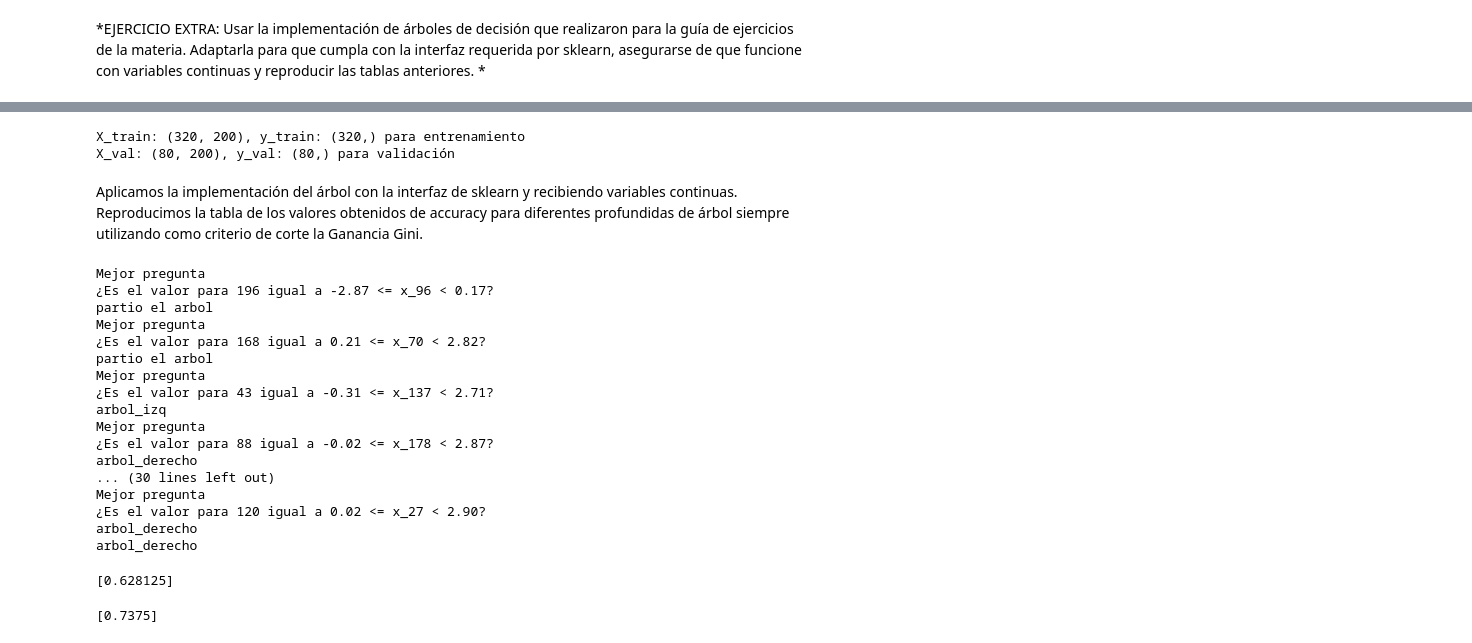
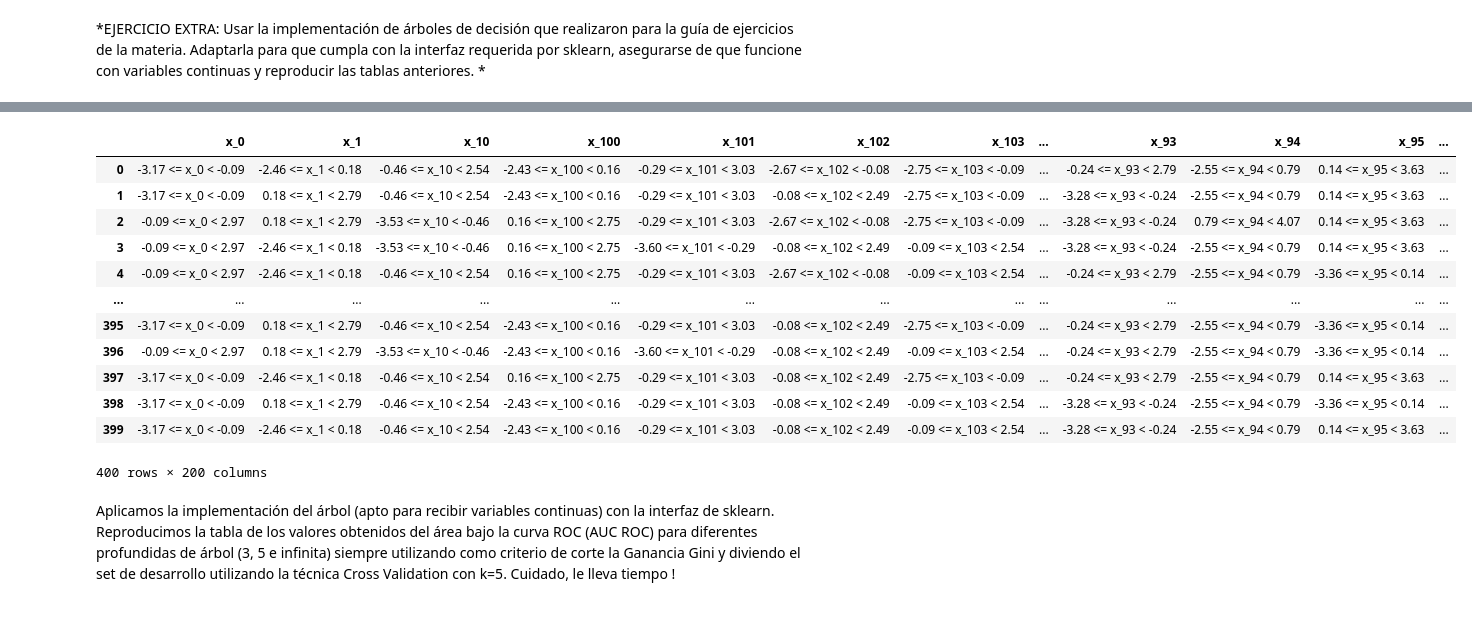
Before and after one commit to stellasm/repo_aa, a Jupyter notebook: TP1/extra_ej2.ipynb, the cells around one changed output, grey strips where cells are left out. Cells and saved outputs as stored; diff of their text form; code cells hidden in the pictures; blank space fills up the shorter version.

```diff
--- a/TP1/extra_ej2.ipynb
+++ b/TP1/extra_ej2.ipynb
@@ -580,12 +600,26 @@ def partition(column,column_name,nlabels):
 # %%
 d = {}
 i = 0
 for column in X_dev.columns:
     column_name = "x_%s" % column
     d[column_name] = partition(np.array(X_dev[column]),column_name,3)
 
 df = pd.DataFrame(data=d)
-#df
+df
+# %% [output]
+|  | x_0 | x_1 | x_10 | x_100 | x_101 | x_102 | x_103 | ... | x_93 | x_94 | x_95 | ... |
+| 0 | -3.17 <= x_0 < -0.09 | -2.46 <= x_1 < 0.18 | -0.46 <= x_10 < 2.54 | -2.43 <= x_100 < 0.16 | -0.29 <= x_101 < 3.03 | -2.67 <= x_102 < -0.08 | -2.75 <= x_103 < -0.09 | ... | -0.24 <= x_93 < 2.79 | -2.55 <= x_94 < 0.79 | 0.14 <= x_95 < 3.63 | ... |
+| 1 | -3.17 <= x_0 < -0.09 | 0.18 <= x_1 < 2.79 | -0.46 <= x_10 < 2.54 | -2.43 <= x_100 < 0.16 | -0.29 <= x_101 < 3.03 | -0.08 <= x_102 < 2.49 | -2.75 <= x_103 < -0.09 | ... | -3.28 <= x_93 < -0.24 | -2.55 <= x_94 < 0.79 | 0.14 <= x_95 < 3.63 | ... |
+| 2 | -0.09 <= x_0 < 2.97 | 0.18 <= x_1 < 2.79 | -3.53 <= x_10 < -0.46 | 0.16 <= x_100 < 2.75 | -0.29 <= x_101 < 3.03 | -2.67 <= x_102 < -0.08 | -2.75 <= x_103 < -0.09 | ... | -3.28 <= x_93 < -0.24 | 0.79 <= x_94 < 4.07 | 0.14 <= x_95 < 3.63 | ... |
+| 3 | -0.09 <= x_0 < 2.97 | -2.46 <= x_1 < 0.18 | -3.53 <= x_10 < -0.46 | 0.16 <= x_100 < 2.75 | -3.60 <= x_101 < -0.29 | -0.08 <= x_102 < 2.49 | -0.09 <= x_103 < 2.54 | ... | -3.28 <= x_93 < -0.24 | -2.55 <= x_94 < 0.79 | 0.14 <= x_95 < 3.63 | ... |
+| 4 | -0.09 <= x_0 < 2.97 | -2.46 <= x_1 < 0.18 | -0.46 <= x_10 < 2.54 | 0.16 <= x_100 < 2.75 | -0.29 <= x_101 < 3.03 | -2.67 <= x_102 < -0.08 | -0.09 <= x_103 < 2.54 | ... | -0.24 <= x_93 < 2.79 | -2.55 <= x_94 < 0.79 | -3.36 <= x_95 < 0.14 | ... |
+| ... | ... | ... | ... | ... | ... | ... | ... | ... | ... | ... | ... | ... |
+| 395 | -3.17 <= x_0 < -0.09 | 0.18 <= x_1 < 2.79 | -0.46 <= x_10 < 2.54 | -2.43 <= x_100 < 0.16 | -0.29 <= x_101 < 3.03 | -0.08 <= x_102 < 2.49 | -2.75 <= x_103 < -0.09 | ... | -0.24 <= x_93 < 2.79 | -2.55 <= x_94 < 0.79 | -3.36 <= x_95 < 0.14 | ... |
+| 396 | -0.09 <= x_0 < 2.97 | 0.18 <= x_1 < 2.79 | -3.53 <= x_10 < -0.46 | -2.43 <= x_100 < 0.16 | -3.60 <= x_101 < -0.29 | -0.08 <= x_102 < 2.49 | -0.09 <= x_103 < 2.54 | ... | -0.24 <= x_93 < 2.79 | -2.55 <= x_94 < 0.79 | -3.36 <= x_95 < 0.14 | ... |
+| 397 | -3.17 <= x_0 < -0.09 | -2.46 <= x_1 < 0.18 | -0.46 <= x_10 < 2.54 | 0.16 <= x_100 < 2.75 | -0.29 <= x_101 < 3.03 | -0.08 <= x_102 < 2.49 | -2.75 <= x_103 < -0.09 | ... | -0.24 <= x_93 < 2.79 | -2.55 <= x_94 < 0.79 | 0.14 <= x_95 < 3.63 | ... |
+| 398 | -3.17 <= x_0 < -0.09 | 0.18 <= x_1 < 2.79 | -0.46 <= x_10 < 2.54 | -2.43 <= x_100 < 0.16 | -0.29 <= x_101 < 3.03 | -0.08 <= x_102 < 2.49 | -0.09 <= x_103 < 2.54 | ... | -3.28 <= x_93 < -0.24 | -2.55 <= x_94 < 0.79 | -3.36 <= x_95 < 0.14 | ... |
+| 399 | -3.17 <= x_0 < -0.09 | -2.46 <= x_1 < 0.18 | -0.46 <= x_10 < 2.54 | -2.43 <= x_100 < 0.16 | -0.29 <= x_101 < 3.03 | -0.08 <= x_102 < 2.49 | -0.09 <= x_103 < 2.54 | ... | -3.28 <= x_93 < -0.24 | -2.55 <= x_94 < 0.79 | 0.14 <= x_95 < 3.63 | ... |
+400 rows × 200 columns
 # %%
 def si_o_no(x):
     if (x==1):
@@ -601,44 +632,3 @@ y_sino = map(si_o_no,np.array(y_dev))
-# %%
-X_train, X_val, y_train, y_val = sklearn.model_selection.train_test_split(df, y_sino, test_size=0.2)
-#display(X_train)
-#display(y_train)
-print("X_train: {}, y_train: {} para entrenamiento".format(np.array(X_train).shape, np.array(y_train).shape))
-print("X_val: {}, y_val: {} para validación".format(np.array(X_val).shape, np.array(y_val).shape))
-# %% [output]
-X_train: (320, 200), y_train: (320,) para entrenamiento
-X_val: (80, 200), y_val: (80,) para validación
 # %% [markdown]
-Aplicamos la implementación del árbol con la interfaz de sklearn y recibiendo variables continuas. Reproducimos la tabla de los valores obtenidos de accuracy para diferentes profundidas de árbol siempre utilizando como criterio de corte la Ganancia Gini.
+Aplicamos la implementación del árbol (apto para recibir variables continuas) con la interfaz de sklearn. Reproducimos la tabla de los valores obtenidos del área bajo la curva ROC (AUC ROC) para diferentes profundidas de árbol (3, 5 e infinita) siempre utilizando como criterio de corte la Ganancia Gini y diviendo el set de desarrollo utilizando la técnica Cross Validation con k=5.
+Cuidado, le lleva tiempo !
-# %%
-# Ejemplo de uso
-
-#clf = GridSearchCV(MiClasificadorArbol(200,3), cv=5)
-clf = MiClasificadorArbol(200,3)
-
-#clf.fit(np.array(df), y_sino)
-clf.fit(np.array(X_train), y_train)
-clf.fit(np.array(X_val), y_val)
-acc_train = [clf.score(np.array(X_train), y_train)]
-acc_val = [clf.score(np.array(X_val), y_val)]
-display(acc_train)
-display(acc_val)
-# %% [output]
-Mejor pregunta
-¿Es el valor para 196 igual a -2.87 <= x_96 < 0.17?
-partio el arbol
-Mejor pregunta
-¿Es el valor para 168 igual a 0.21 <= x_70 < 2.82?
-partio el arbol
-Mejor pregunta
-¿Es el valor para 43 igual a -0.31 <= x_137 < 2.71?
-arbol_izq
-Mejor pregunta
-¿Es el valor para 88 igual a -0.02 <= x_178 < 2.87?
-arbol_derecho
-... (30 lines left out)
-Mejor pregunta
-¿Es el valor para 120 igual a 0.02 <= x_27 < 2.90?
-arbol_derecho
-arbol_derecho
-[0.628125]
-[0.7375]
```
Also changed, not shown: parts of 19 cells of this notebook.
